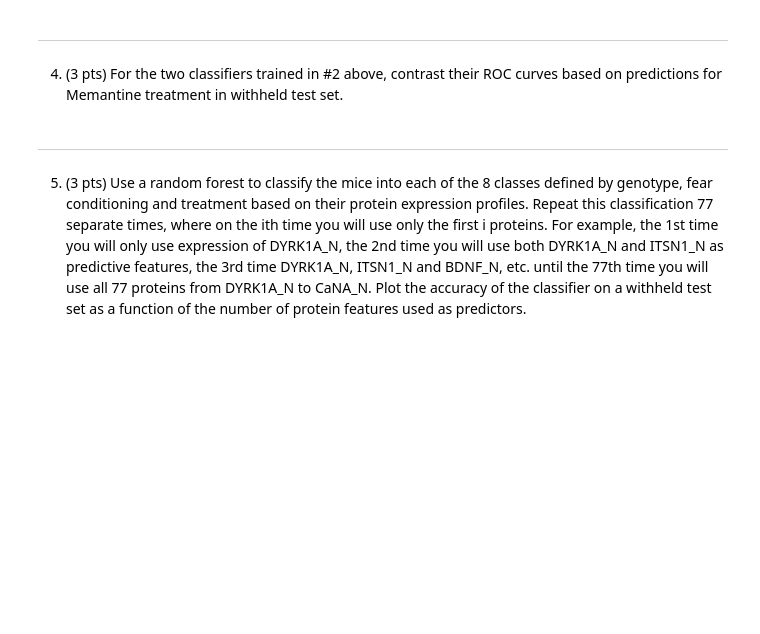
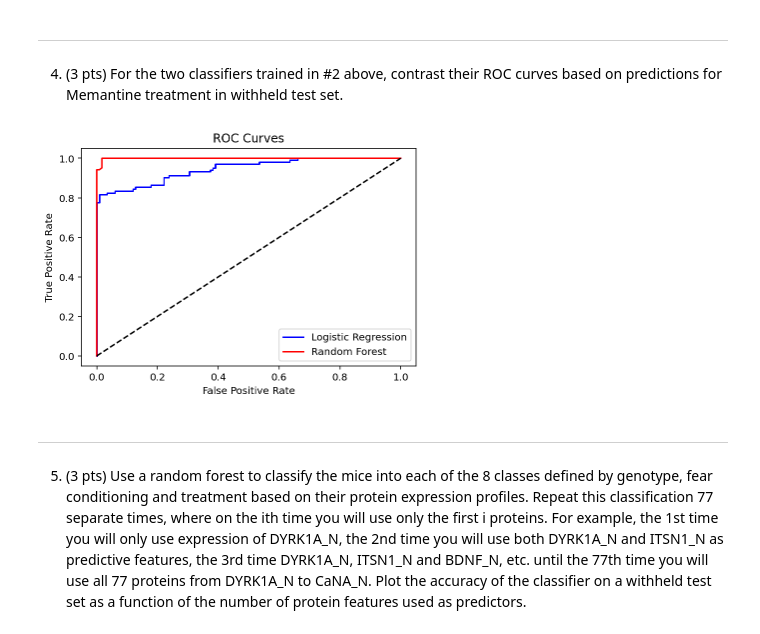
Before and after one commit to nishadalal120/NEU-365P-385L-Spring-2021, a Jupyter notebook: homework/homework_classification.ipynb, the cells around one changed output. Drawn from its saved outputs; the diff is of its cells as text; code cells hidden in the pictures; blank space fills up the shorter version.

```diff
--- a/homework/homework_classification.ipynb
+++ b/homework/homework_classification.ipynb
@@ -131,3 +103,20 @@ print(X.shape, y.shape)
+# %%
+y_test_prob_LR = model_LR.predict_proba(X_test) #gets probabilities
+lr_trt_fpr, lr_trt_tpr, thresholds = roc_curve(y_test, y_test_prob_LR[:,0], pos_label=model_LR.classes_[0])
+
+y_test_prob_RF = model_RF.predict_proba(X_test)
+rf_trt_fpr, rf_trt_tpr, thresholds = roc_curve(y_test, y_test_prob_RF[:,0], pos_label=model_RF.classes_[0])
+
+plt.plot(lr_trt_fpr, lr_trt_tpr, color='b', label='Logistic Regression')
+plt.plot(rf_trt_fpr, rf_trt_tpr, color='r', label='Random Forest')
+plt.plot([0, 1], [0, 1], color='k', linestyle='--')
+plt.xlabel('False Positive Rate')
+plt.ylabel('True Positive Rate')
+plt.title('ROC Curves')
+plt.legend()
+plt.show()
+# %% [output]
+[figure, added]
 # %% [markdown]
 ---
 5. (3 pts) Use a random forest to classify the mice into each of the 8 classes defined by genotype, fear conditioning and treatment based on their protein expression profiles. Repeat this classification 77 separate times, where on the ith time you will use only the first i proteins. For example, the 1st time you will only use expression of DYRK1A_N, the 2nd time you will use both DYRK1A_N and ITSN1_N as predictive features, the 3rd time DYRK1A_N, ITSN1_N and BDNF_N, etc. until the 77th time you will use all 77 proteins from DYRK1A_N to CaNA_N. Plot the accuracy of the classifier on a withheld test set as a function of the number of protein features used as predictors.
```
Also changed, not shown: parts of 10 cells of this notebook.
